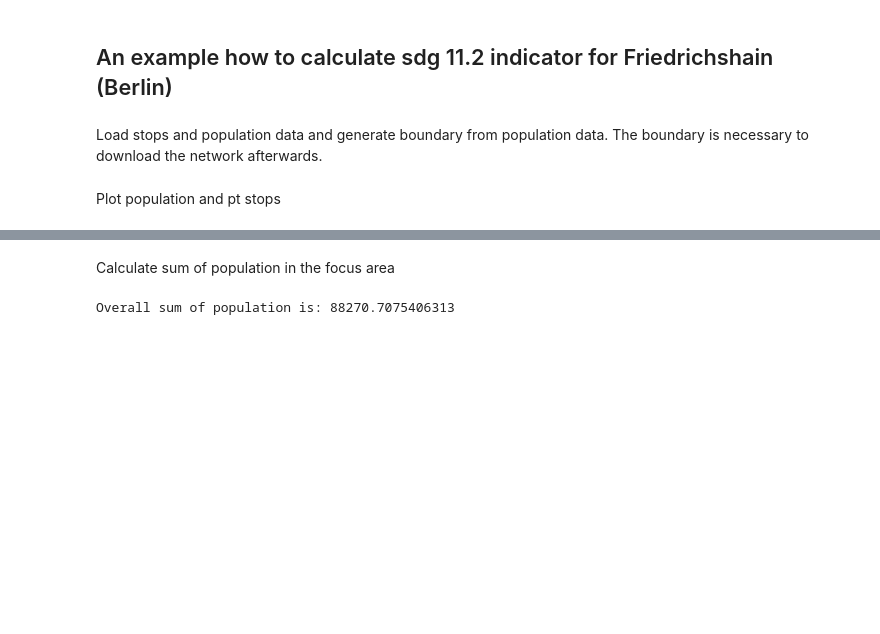
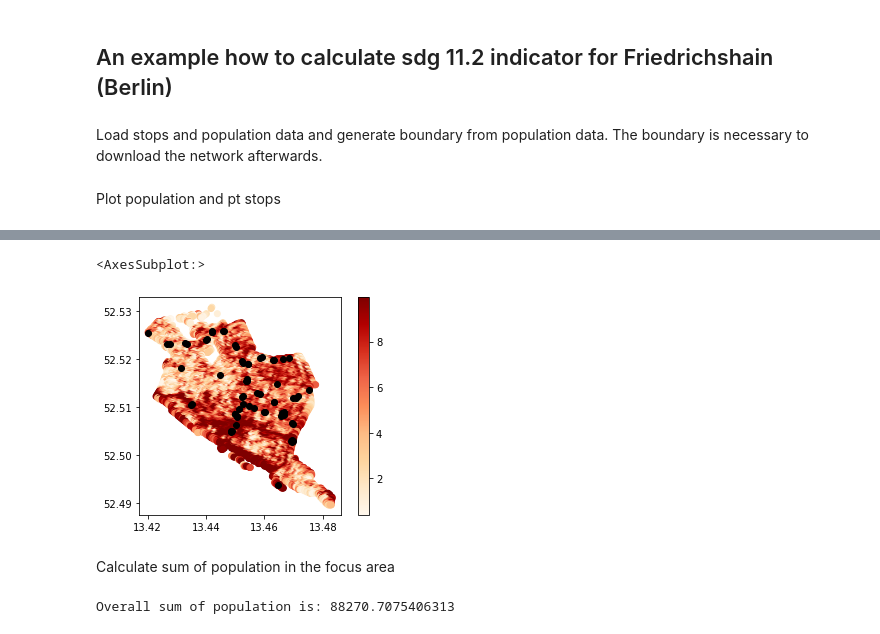
Before and after one commit to DLR-VF/PtAC, a Jupyter notebook: examples/friedrichshain_example.ipynb, the cells around one changed output, grey strips where cells are left out. Drawn from its saved outputs; the diff is of its cells as text; code cells hidden in the pictures; blank space fills up the shorter version.

```diff
--- a/examples/friedrichshain_example.ipynb
+++ b/examples/friedrichshain_example.ipynb
@@ -26,3 +29,9 @@ stops.plot(color="black", ax=ax)
+# %%
+ax = population_points.plot(column= "pop", cmap='OrRd', legend=True)
+stops_high_capacity.plot(color="black", ax=ax)
+# %% [output]
+<AxesSubplot:>
+[figure, added]
 # %% [markdown]
 Calculate sum of population in the focus area
 # %%
```
Also changed, not shown: parts of 12 cells of this notebook, 3 other files.
